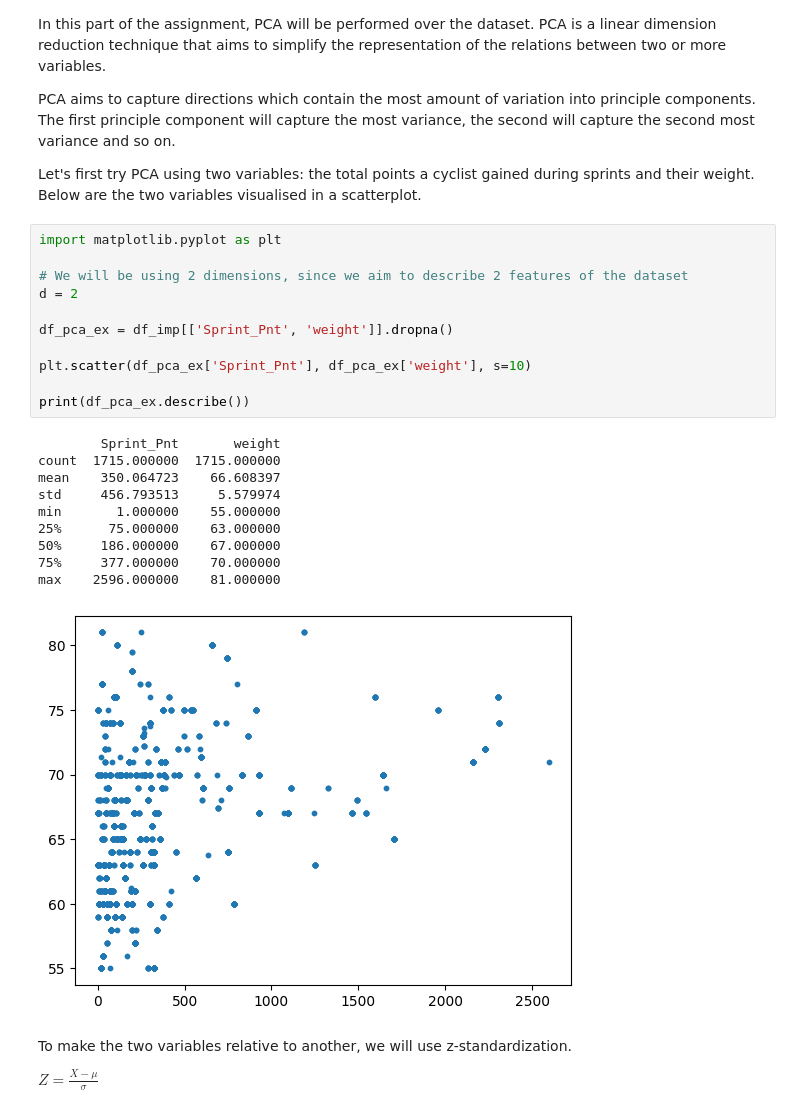
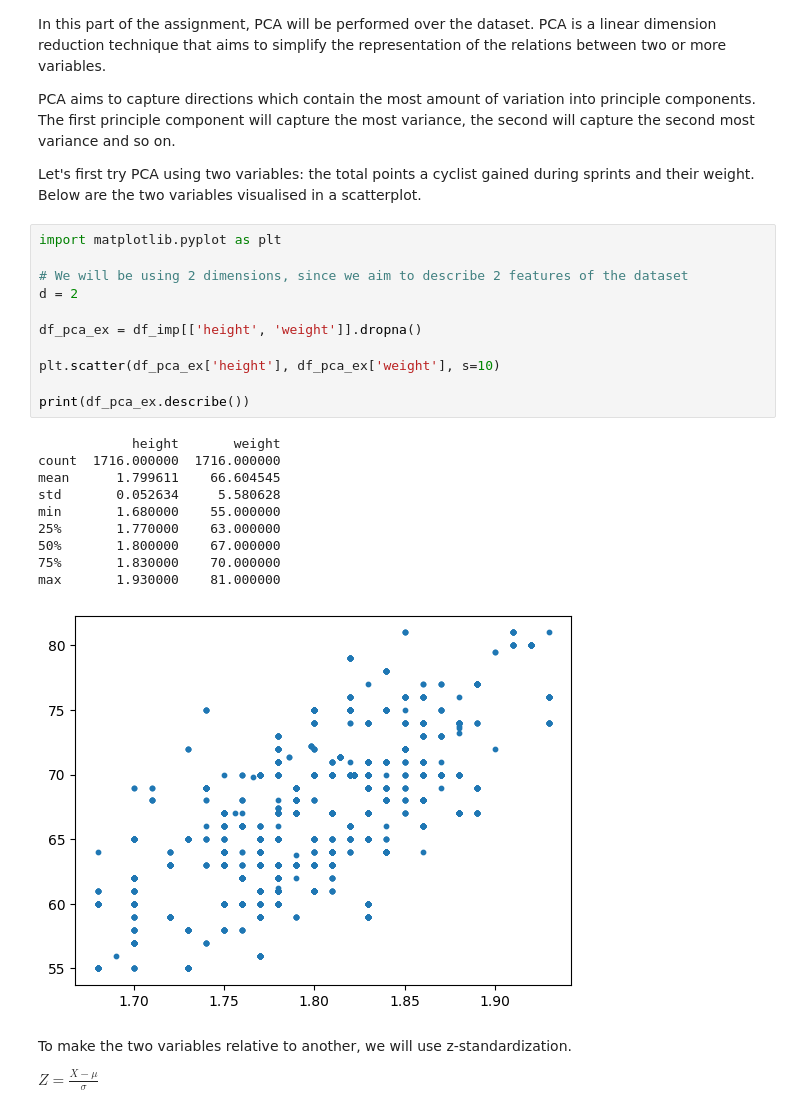
Before and after one commit to thmaz/DatSci_PI7-1, a Jupyter notebook: pi7-2.ipynb, the cells around one changed output. Saved outputs shown, nothing was run; the diff lists cells and outputs as text.

```diff
--- a/pi7-2.ipynb
+++ b/pi7-2.ipynb
@@ -362,25 +362,25 @@ Let's first try PCA using two variables: the total points a cyclist gained durin
 # %%
 import matplotlib.pyplot as plt
 
 # We will be using 2 dimensions, since we aim to describe 2 features of the dataset
 d = 2
 
-df_pca_ex = df_imp[['Sprint_Pnt', 'weight']].dropna()
+df_pca_ex = df_imp[['height', 'weight']].dropna()
 
-plt.scatter(df_pca_ex['Sprint_Pnt'], df_pca_ex['weight'], s=10)
+plt.scatter(df_pca_ex['height'], df_pca_ex['weight'], s=10)
 
 print(df_pca_ex.describe())
 # %% [output]
-        Sprint_Pnt       weight
-count  1715.000000  1715.000000
-mean    350.064723    66.608397
-std     456.793513     5.579974
-min       1.000000    55.000000
-25%      75.000000    63.000000
-50%     186.000000    67.000000
-75%     377.000000    70.000000
-max    2596.000000    81.000000
+            height       weight
+count  1716.000000  1716.000000
+mean      1.799611    66.604545
+std       0.052634     5.580628
+min       1.680000    55.000000
+25%       1.770000    63.000000
+50%       1.800000    67.000000
+75%       1.830000    70.000000
+max       1.930000    81.000000
-[figure, old version]
+[figure, new version]
 # %% [markdown]
 To make the two variables relative to another, we will use z-standardization.
 
```
Also changed, not shown: parts of 15 cells of this notebook.
